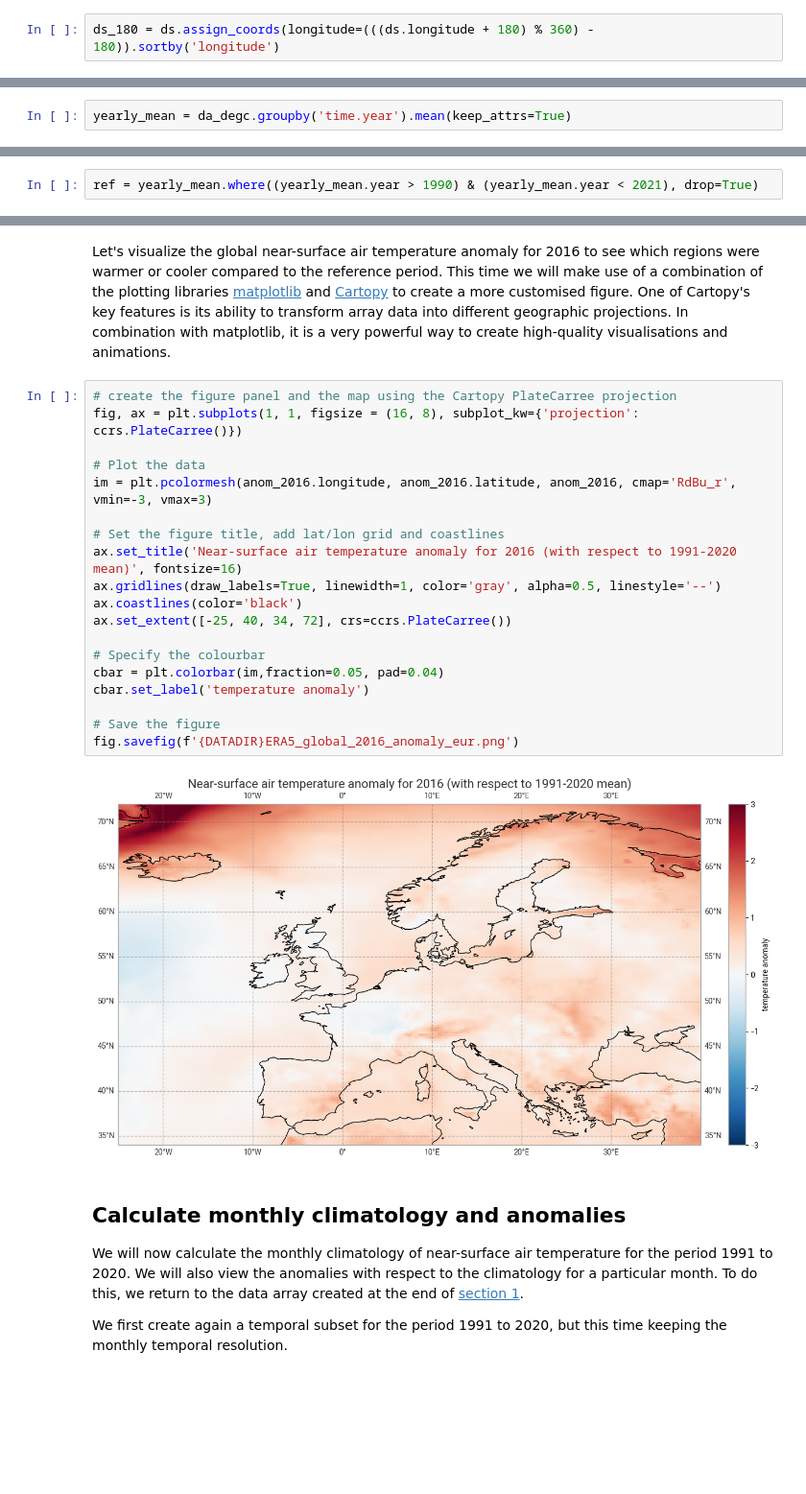
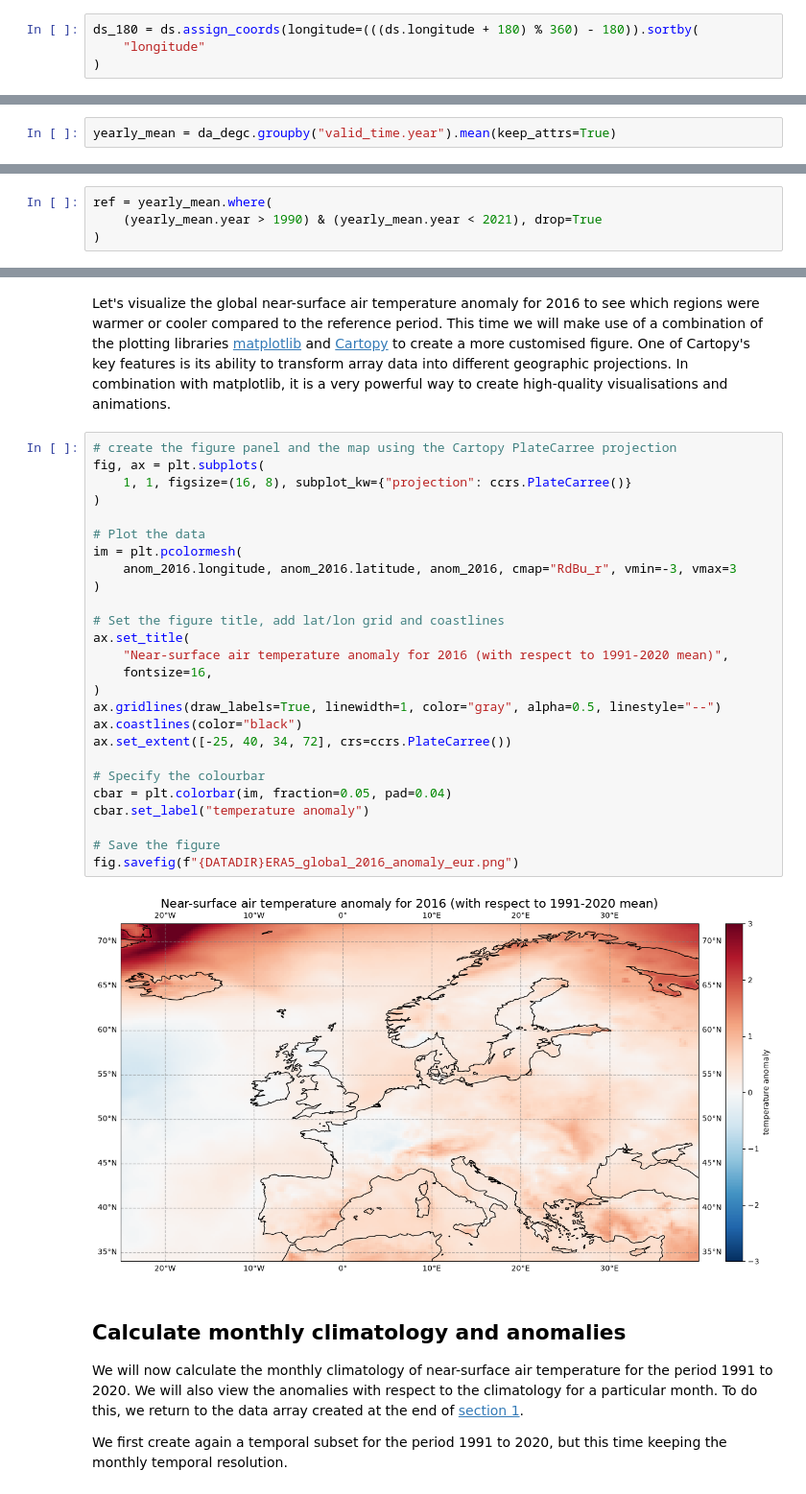
Before and after one commit to ecmwf-training/c3s-training-submodule-reanalysis, a Jupyter notebook: reanalysis-climatology.ipynb, the cells around one changed output, grey strips where cells are left out. Shown at 96% size. Cells and saved outputs as stored; diff of their text form; blank space fills up the shorter version.

```diff
--- a/reanalysis-climatology.ipynb
+++ b/reanalysis-climatology.ipynb
@@ -172,7 +166,9 @@ Notice that the `longitude` variables in the Xarray Dataset and Data Array objec
 
 The second option is to specify the `area` keyword argument right when you request data with the `CDS API`. The `area` keyword then automatically reprojects the requested data onto a [-180, 180] grid.
 # %%
-ds_180 = ds.assign_coords(longitude=(((ds.longitude + 180) % 360) - 180)).sortby('longitude')
+ds_180 = ds.assign_coords(longitude=(((ds.longitude + 180) % 360) - 180)).sortby(
+    "longitude"
+)
 # %% [markdown]
 While an Xarray **dataset** may contain multiple variables, an Xarray **data array** holds a single multi-dimensional variable and its coordinates. To make the processing of the **t2m** data easier, we convert in into an Xarray data array.
 # %%
@@ -225,11 +229,13 @@ Until 2020, the most current and widely used standard reference period was the 3
 
 First, let us calculate the near-surface air temperature climate normal for the reference period 1991-2020. For this, we will create for each year the average near-surface air temperature. You can use the xarray function `groupby()` to group the data by year (specify `time.year`) and then to create the average of each year with the function `mean()`. The resulting object contains for each year from 1979 to 2020 the average annual global mean surface air temperature.
 # %%
-yearly_mean = da_degc.groupby('time.year').mean(keep_attrs=True)
+yearly_mean = da_degc.groupby("valid_time.year").mean(keep_attrs=True)
 # %% [markdown]
 From the data array object above, we can then filter the years of the reference period with the function `where()`. Inside the function, you can filter on the data dimensions. In the example below, we will apply a filter to keep data for all years in the range 1991 to 2020.
 # %%
-ref = yearly_mean.where((yearly_mean.year > 1990) & (yearly_mean.year < 2021), drop=True)
+ref = yearly_mean.where(
+    (yearly_mean.year > 1990) & (yearly_mean.year < 2021), drop=True
+)
 # %% [markdown]
 In a last step, we want to create the average of the yearly-mean near-surface air temperature for the reference period 1991-2020. We can do this by applying the function `mean()` and specify the dimension `year` as the dimension to be averaged. The resulting data array is left with two dimensions, latitude and longitude.
 # %%
@@ -250,25 +256,32 @@ anom_2016 = t2m_2016 - ref_mean
 Let's visualize the global near-surface air temperature anomaly for 2016 to see which regions were warmer or cooler compared to the reference period. This time we will make use of a combination of the plotting libraries [matplotlib](https://matplotlib.org/) and [Cartopy](https://scitools.org.uk/cartopy/docs/latest/) to create a more customised figure. One of Cartopy's key features is its ability to transform array data into different geographic projections. In combination with matplotlib, it is a very powerful way to create high-quality visualisations and animations.
 # %%
 # create the figure panel and the map using the Cartopy PlateCarree projection
-fig, ax = plt.subplots(1, 1, figsize = (16, 8), subplot_kw={'projection': ccrs.PlateCarree()})
+fig, ax = plt.subplots(
+    1, 1, figsize=(16, 8), subplot_kw={"projection": ccrs.PlateCarree()}
+)
 
 # Plot the data
-im = plt.pcolormesh(anom_2016.longitude, anom_2016.latitude, anom_2016, cmap='RdBu_r', vmin=-3, vmax=3)
+im = plt.pcolormesh(
+    anom_2016.longitude, anom_2016.latitude, anom_2016, cmap="RdBu_r", vmin=-3, vmax=3
+)
 
 # Set the figure title, add lat/lon grid and coastlines
-ax.set_title('Near-surface air temperature anomaly for 2016 (with respect to 1991-2020 mean)', fontsize=16)
-ax.gridlines(draw_labels=True, linewidth=1, color='gray', alpha=0.5, linestyle='--')
-ax.coastlines(color='black')
+ax.set_title(
+    "Near-surface air temperature anomaly for 2016 (with respect to 1991-2020 mean)",
+    fontsize=16,
+)
+ax.gridlines(draw_labels=True, linewidth=1, color="gray", alpha=0.5, linestyle="--")
+ax.coastlines(color="black")
 ax.set_extent([-25, 40, 34, 72], crs=ccrs.PlateCarree())
 
 # Specify the colourbar
-cbar = plt.colorbar(im,fraction=0.05, pad=0.04)
-cbar.set_label('temperature anomaly')
+cbar = plt.colorbar(im, fraction=0.05, pad=0.04)
+cbar.set_label("temperature anomaly")
 
 # Save the figure
-fig.savefig(f'{DATADIR}ERA5_global_2016_anomaly_eur.png')
+fig.savefig(f"{DATADIR}ERA5_global_2016_anomaly_eur.png")
 # %% [output]
-[figure, old version]
+[figure, new version]
 # %% [markdown]
 ## Calculate monthly climatology and anomalies
 
```
Also changed, not shown: parts of 28 cells of this notebook, 2 other files.
